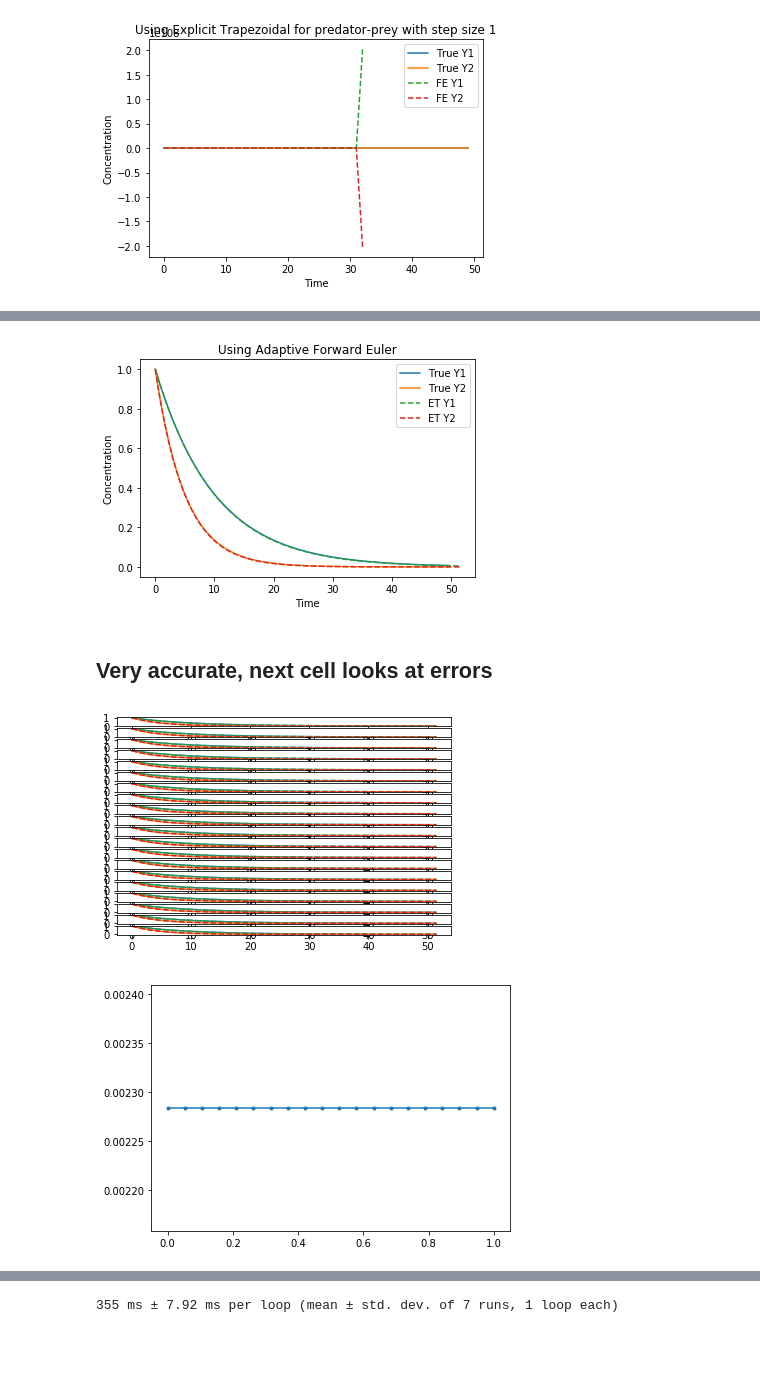
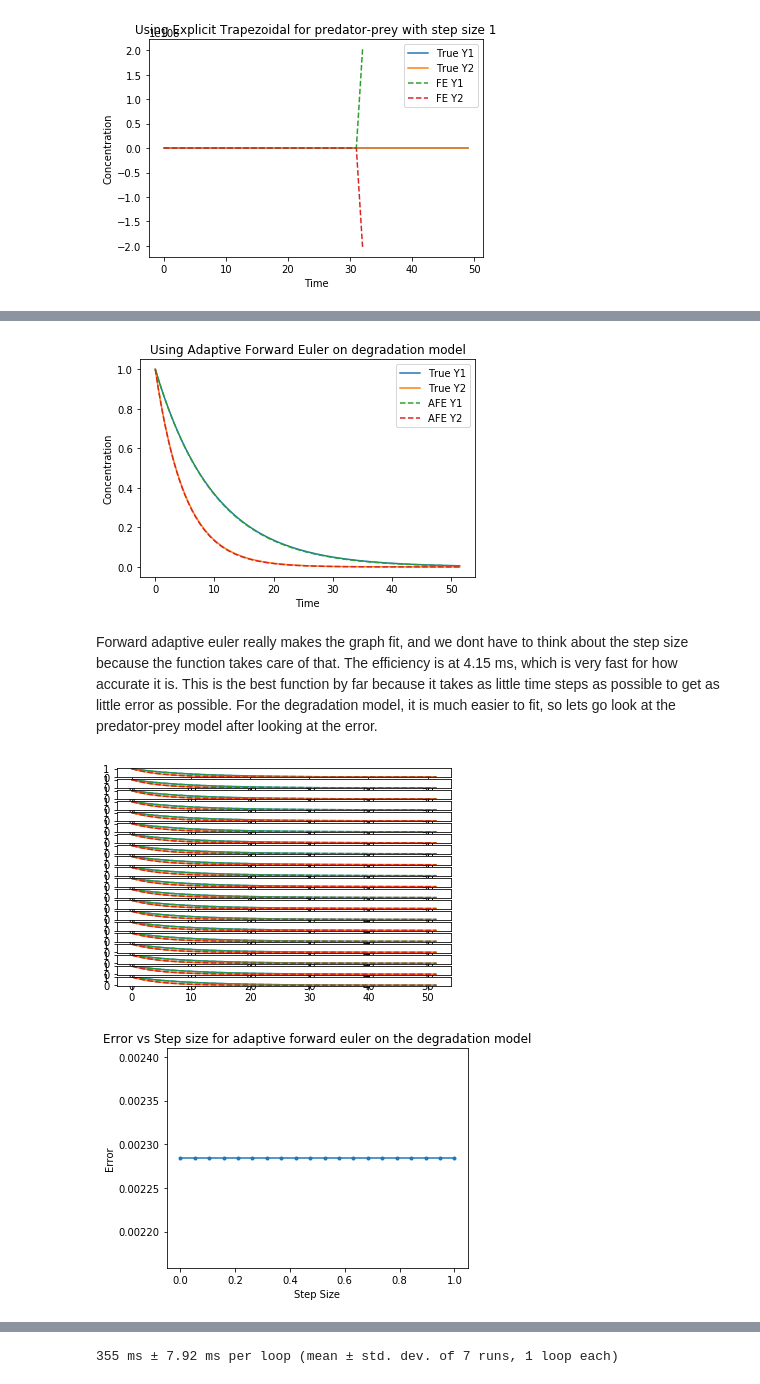
Before and after one commit to hmhwan21/cs341projects, a Jupyter notebook: proj3/Project3.ipynb, the cells around one changed output, grey strips where cells are left out. Saved outputs shown, nothing was run; the diff lists cells and outputs as text; code cells hidden in the pictures; blank space fills up the shorter version.

```diff
--- a/proj3/Project3.ipynb
+++ b/proj3/Project3.ipynb
@@ -605,38 +638,39 @@ import matplotlib.pyplot as plt
 #comparing to scipy.integrate.solve_ivp
 (t1,y1, steps) = forwardEulerAdaptiveStepSize(degradation_model, 0, 50, np.array([1,1]), paramsDegrad, 1e-4)
 dm = lambda t,y: degradation_model(t, y, paramsDegrad)
-sol = scipy.integrate.solve_ivp(fun=dm,t_span=(0,50), y0=np.array([1,1]), t_eval=t, method="LSODA", rtol= 1e-8, atol=1e-8)
+sol = scipy.integrate.solve_ivp(fun=dm,t_span=(0,60), y0=np.array([1,1]), t_eval=t, method="LSODA", rtol= 1e-8, atol=1e-8)
 plt.gca().set_prop_cycle(None)
 plt.plot(sol.t, sol.y.T)
 plt.plot(t1, y1.T, "--")
 plt.ylabel("Concentration")
 plt.xlabel("Time")
-plt.title("Using Adaptive Forward Euler")
-plt.legend(["True Y1", "True Y2", "ET Y1", "ET Y2"]);
+plt.title("Using Adaptive Forward Euler on degradation model")
+plt.legend(["True Y1", "True Y2", "AFE Y1", "AFE Y2"]);
 # %% [output]
-[figure, old version]
+[figure, new version]
-# %% [markdown]
-## Very accurate, next cell looks at errors
+# %% [markdown]
+Forward adaptive euler really makes the graph fit, and we dont have to think about the step size because the function takes care of that. The efficiency is at 4.15 ms, which is very fast for how accurate it is. This is the best function by far because it takes as little time steps as possible to get as little error as possible. For the degradation model, it is much easier to fit, so lets go look at the predator-prey model after looking at the error.
 # %%
 dts = np.linspace(1e-4,1,20)
 err = np.zeros( (dts.size,) )
 y0 = np.array([1,1])
 
 for i in range(dts.size):
     #t = np.arange(0,50,dts[i])
     (t,y, steps) = forwardEulerAdaptiveStepSize( degradation_model, 0, 50, y0, paramsDegrad, 1e-4)
     sol = scipy.integrate.solve_ivp(fun=degradation_model, t_span=(0,60), y0=y0, method='LSODA', rtol=1e-8, atol=1e-8, t_eval=t, args=[paramsDegrad] )
     plt.subplot( dts.size, 1, i+1 )
     plt.plot( t, sol.y.T )
     plt.plot( t, y.T, '--')
     err[i] = np.mean(scipy.linalg.norm( sol.y-y, np.inf, axis=0) )
 
 plt.figure()
 # plt.subplot(2,1,1)
 plt.plot( dts, err, '.-' )
-# plt.subplot(2,1,2)
-# plt.plot( dts, err2, '.-' )
+plt.ylabel("Error")
+plt.xlabel("Step Size")
+plt.title("Error vs Step size for adaptive forward euler on the degradation model")
 plt.tight_layout()
 # %% [output]
 [figure]
-[figure, old version]
+[figure, new version]
```
Also changed, not shown: parts of 29 cells of this notebook.
